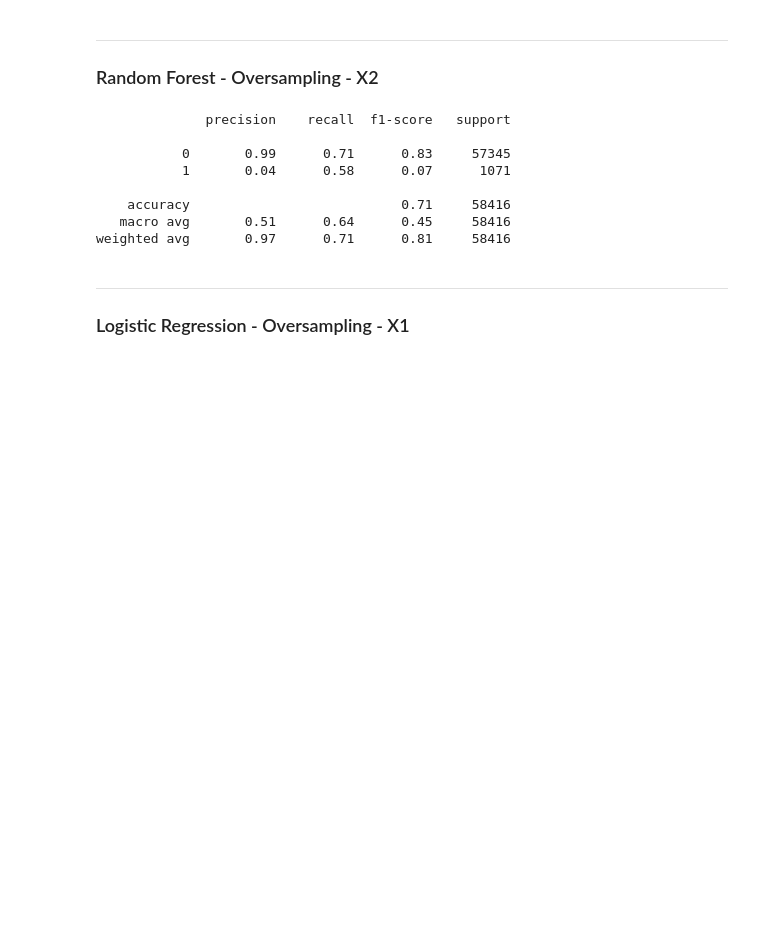
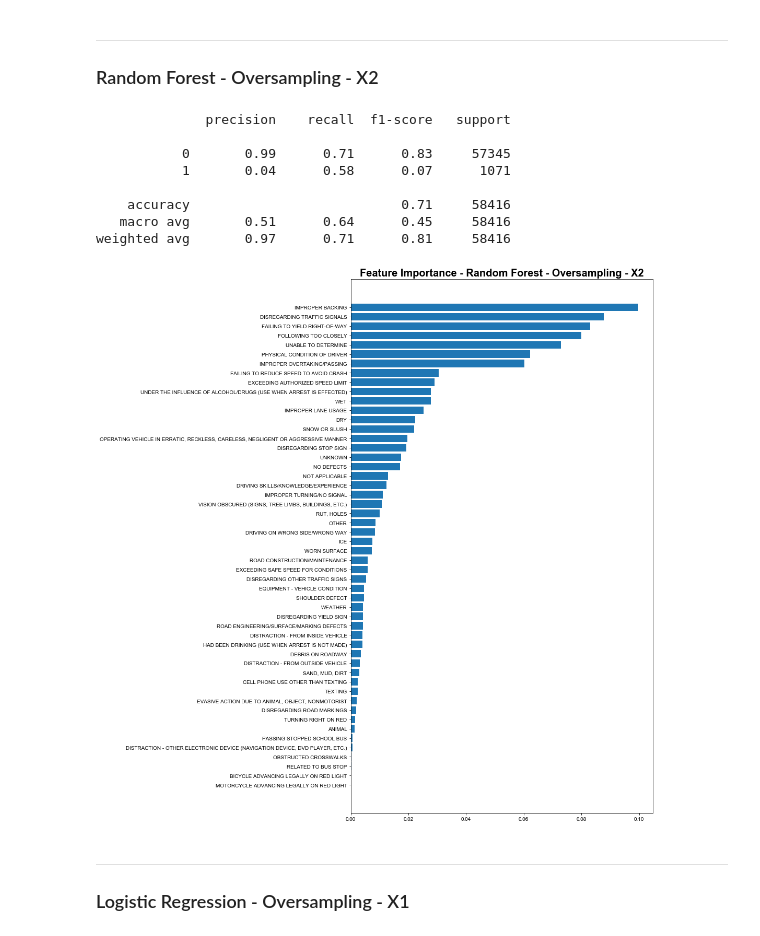
Before and after one commit to Morgan-Sell/chi-traffic-accidents, a Jupyter notebook: chi-transport-v2.ipynb, the cells around one changed output. Cells and saved outputs as stored; diff of their text form; code cells hidden in the pictures; blank space fills up the shorter version.

```diff
--- a/chi-transport-v2.ipynb
+++ b/chi-transport-v2.ipynb
@@ -671,6 +746,29 @@ print(classification_report(y_2_test.ravel(), y_2_pred_rndm_os))
     accuracy                           0.71     58416
    macro avg       0.51      0.64      0.45     58416
 weighted avg       0.97      0.71      0.81     58416
+# %%
+feat_imp_rf_os_2 = rf_rndm_os_2.feature_importances_
+dct_imp_rf_os_2 = {}
+for feat, val in zip(X_2_dum.columns, feat_imp_rf_os_2):
+    dct_imp_rf_os_2[feat] = val
+df_imp_rf_os_2 = pd.DataFrame(dct_imp_rf_os_2, index=[0]).unstack().reset_index()
+df_imp_rf_os_2.drop('level_1', axis=1, inplace=True)
+df_imp_rf_os_2.columns= ['feature', 'feat_importance']
+df_imp_rf_os_2 = df_imp_rf_os_2.sort_values('feat_importance')
+
+fig, ax = plt.subplots(figsize=(15,15))
+y_pos = np.arange(1, len(df_imp_rf_os_2)+1)
+
+#plt.barh(pos_gdbt_2, energy, color='green', xerr=variance)
+ax.barh(y=y_pos, width=df_imp_rf_os_2['feat_importance'])
+
+ax.set_title("Feature Importance - Random Forest - Oversampling - X2", fontsize=20, fontweight='bold')
+ax.yaxis.set_ticks(y_pos)
+ax.set_yticklabels(labels=df_imp_rf_os_2['feature'])
+
+fig.tight_layout();
+# %% [output]
+[figure, added]
 # %% [markdown]
 ---
 ### Logistic Regression - Oversampling - X1
```
Also changed, not shown: parts of 19 cells of this notebook.
